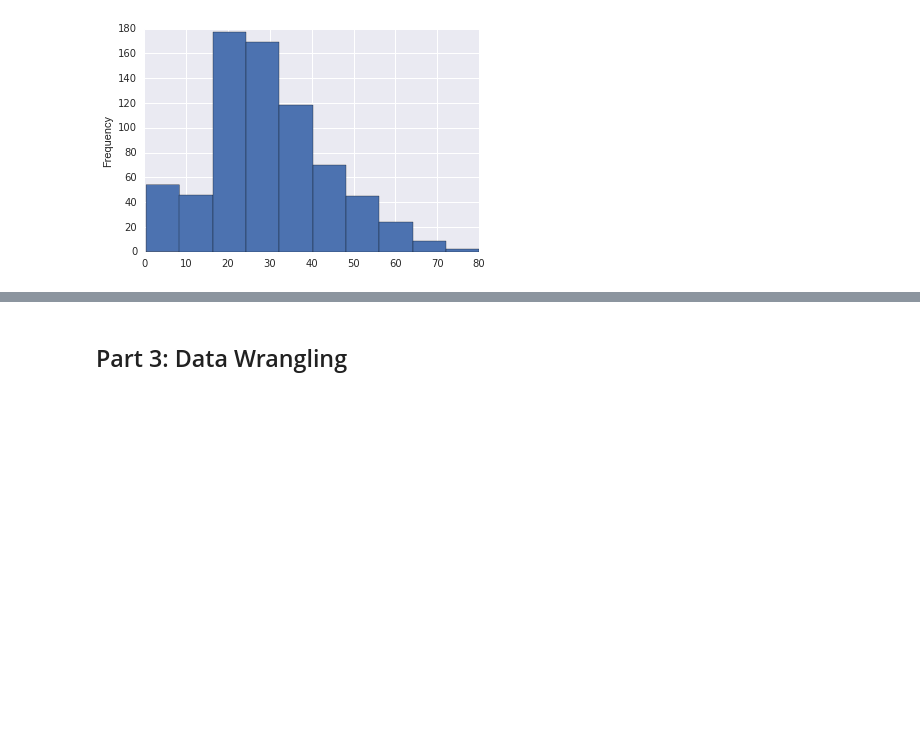
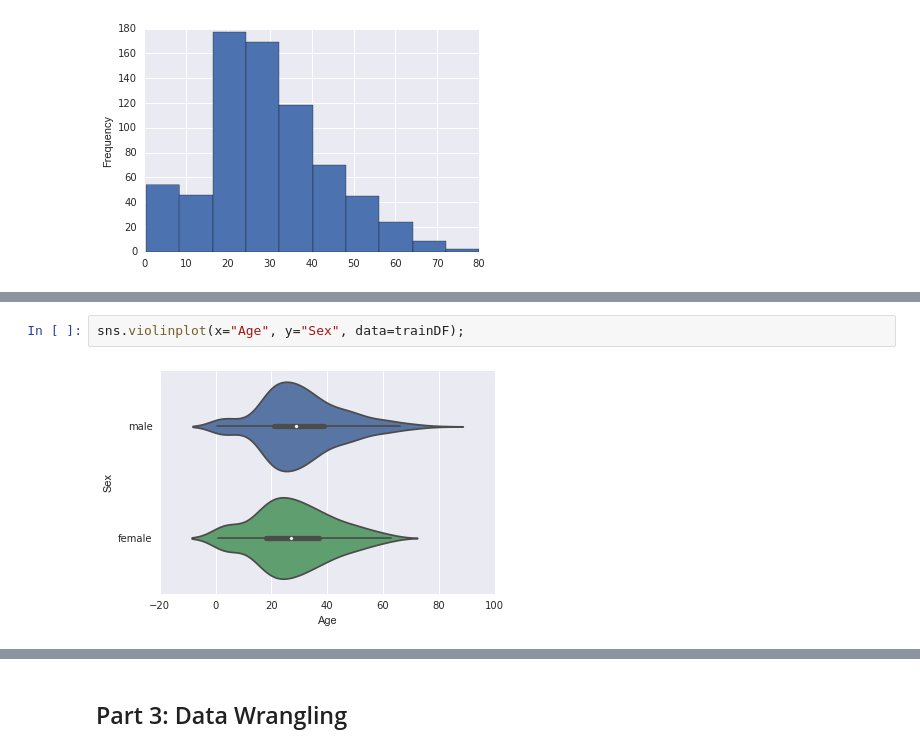
Before and after one commit to sanglee1214/Pandas, a Jupyter notebook: Project/Project 5/code/starter-code/starter-code.ipynb, the cells around one changed output, grey strips where cells are left out. Drawn from its saved outputs; the diff is of its cells as text; blank space fills up the shorter version.

```diff
--- a/Project/Project 5/code/starter-code/starter-code.ipynb
+++ b/Project/Project 5/code/starter-code/starter-code.ipynb
@@ -116,0 +123,4 @@ trainDF.Age.plot(kind = 'hist')
+# %%
+sns.violinplot(x="Age", y="Sex", data=trainDF);
+# %% [output]
+[figure, added]
```
Also changed, not shown: parts of 4 cells of this notebook.
